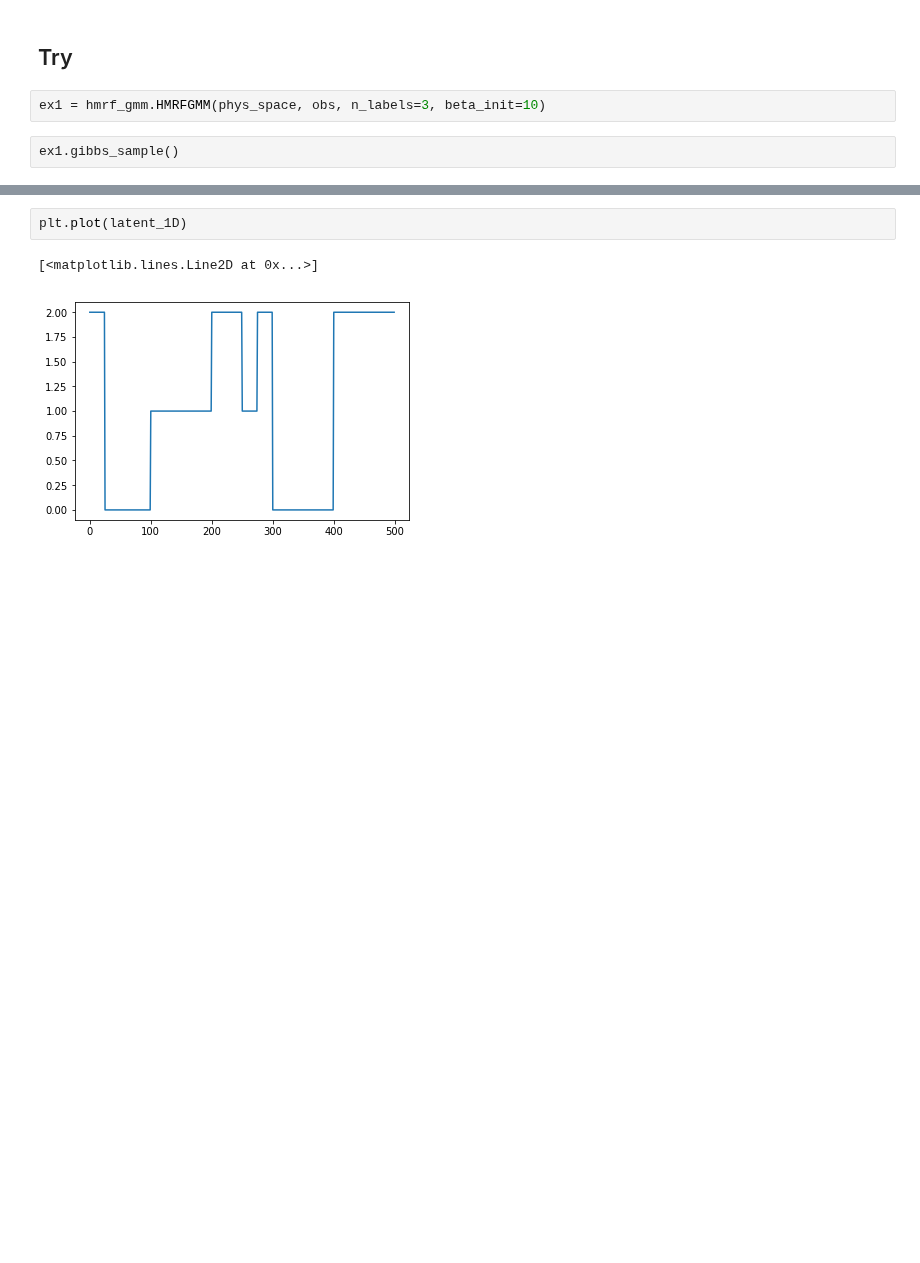
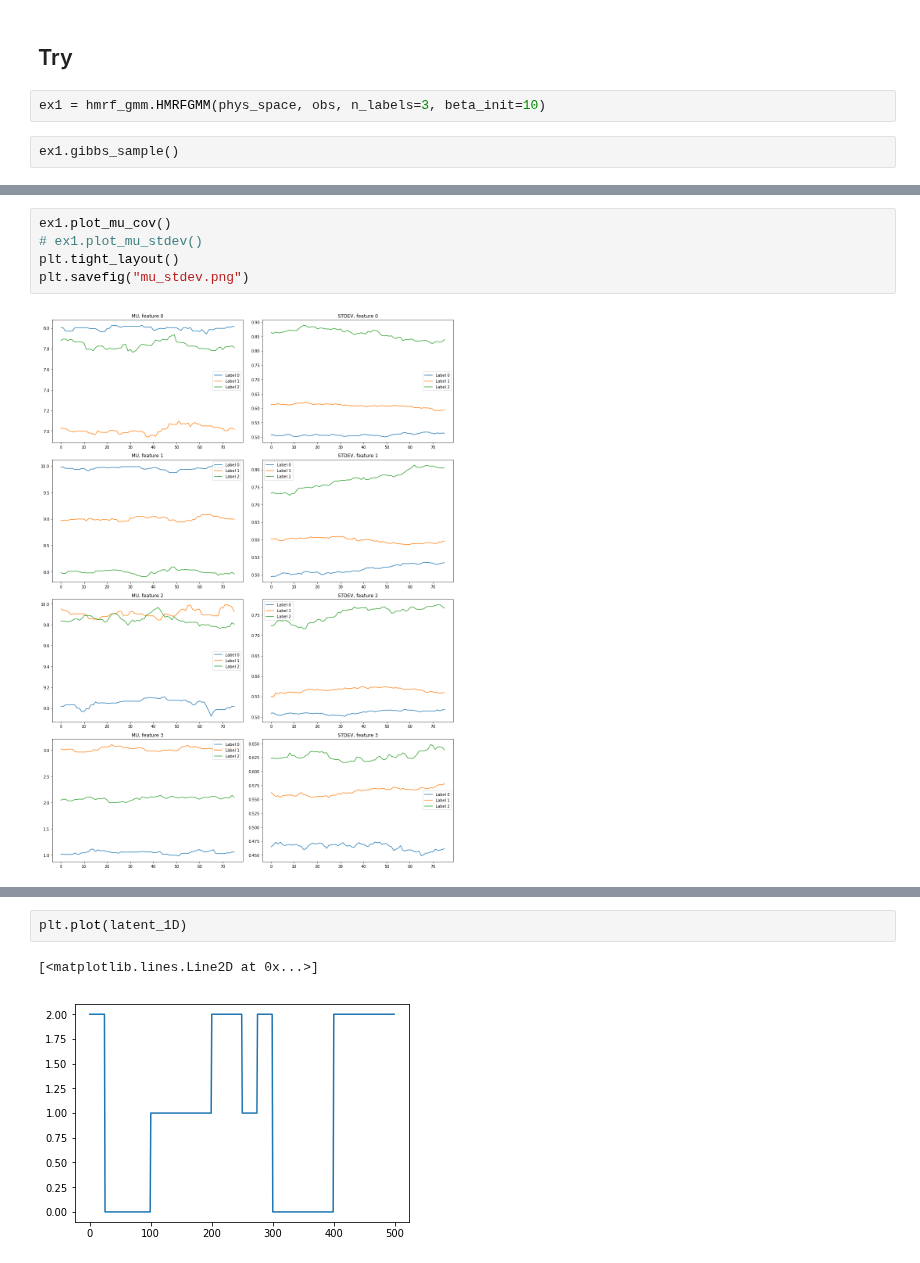
Before and after one commit to cgre-aachen/bayseg, a Jupyter notebook: notebooks/alex_prototyping.ipynb, the cells around one changed output, grey strips where cells are left out. Saved outputs shown, nothing was run; the diff lists cells and outputs as text; blank space fills up the shorter version.

```diff
--- a/notebooks/alex_prototyping.ipynb
+++ b/notebooks/alex_prototyping.ipynb
@@ -209,2 +111,9 @@ BETA acceptance ratio: [[ 1.00104938]]
+# %%
+ex1.plot_mu_cov()
+# ex1.plot_mu_stdev()
+plt.tight_layout()
+plt.savefig("mu_stdev.png")
+# %% [output]
+[figure, added]
 # %%
 ex1.diagnostics_plot(true_labels=latent_1D)
```
Also changed, not shown: parts of 8 cells of this notebook, 1 other file.
